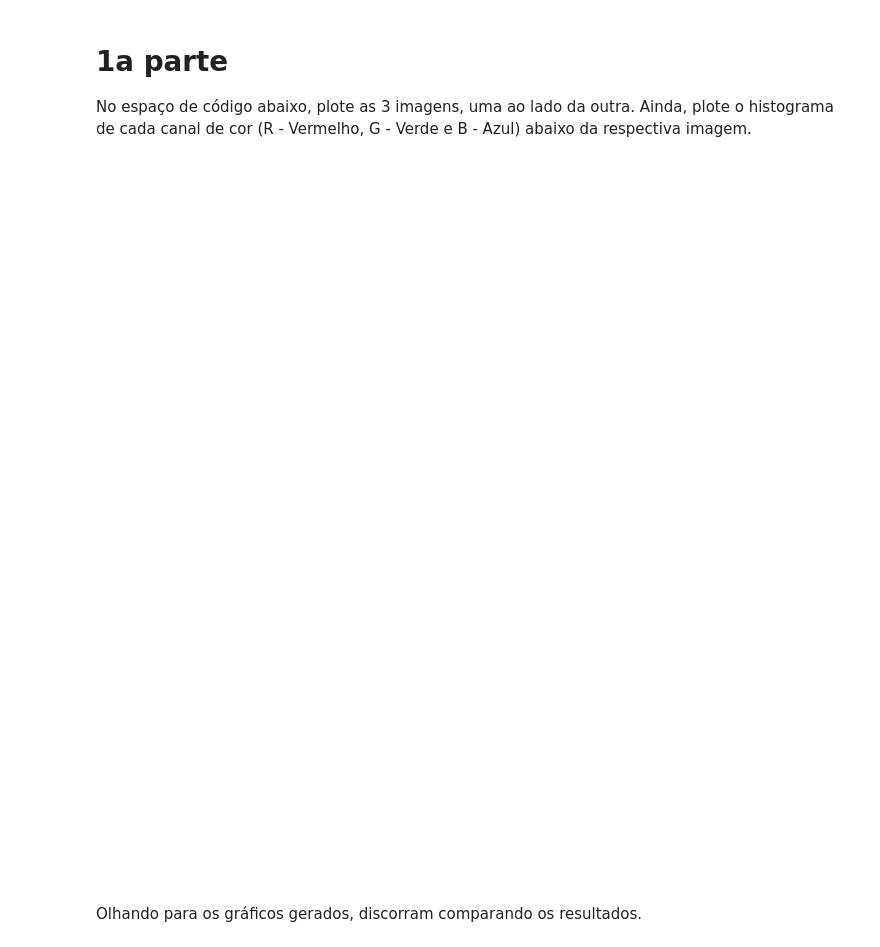
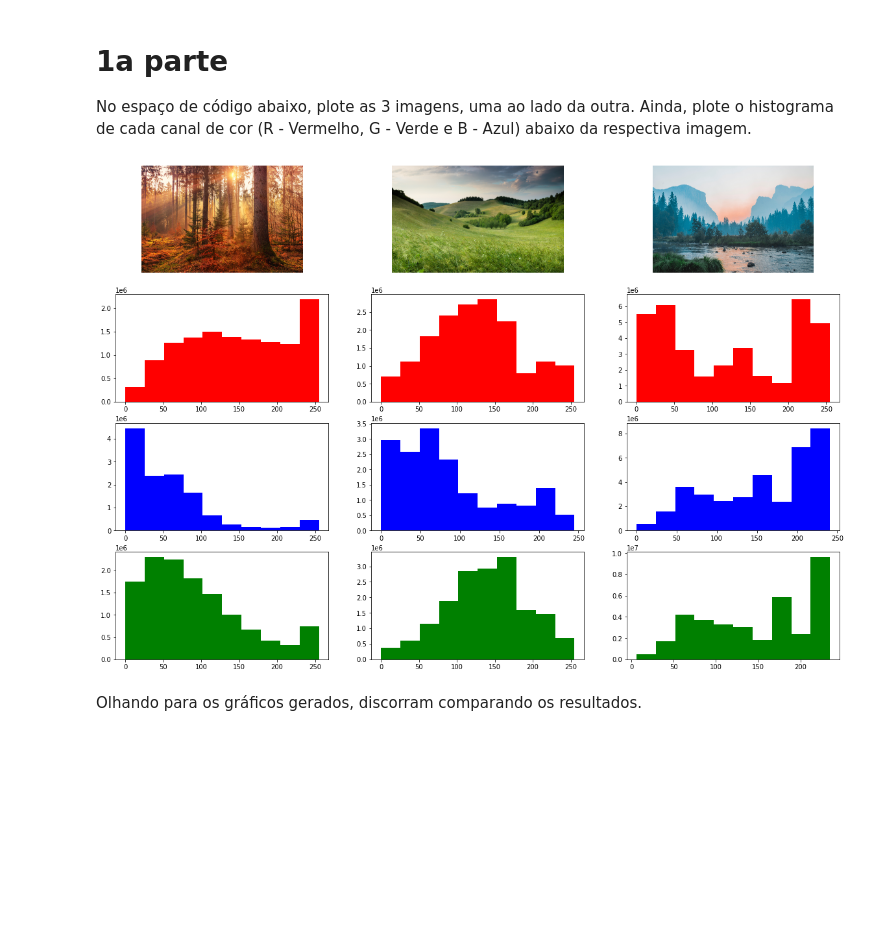
Before and after one commit to rafaelsequiguti/labs, a Jupyter notebook: code_02.ipynb, the cells around one changed output. Drawn from its saved outputs; the diff is of its cells as text; code cells hidden in the pictures; blank space fills up the shorter version.

```diff
--- a/code_02.ipynb
+++ b/code_02.ipynb
@@ -53,23 +53,51 @@ img_tres_arr = array(imagem_tres)
 red3 = img_tres_arr[:,:,0]
 green3 = img_tres_arr[:,:,1]
 blue3 = img_tres_arr[:,:,2]
-# %%
-plt.figure(figsize=(20,4))
-plt.subplot(131)
-plt.axis('off')
-plt.show(imagem_um)
-
-plt.subplot(132)
-plt.axis('off')
-plt.show(imagem_dois)
-
-plt.subplot(133)
-plt.axis('off')
-plt.show(imagem_tres)
-# %% [output]
-[figure, removed]
-[figure, removed]
-[figure, removed]
+# %%
+plt.figure(figsize=(20,14))
+
+plt.subplot(4,3,1)
+plt.axis('off')
+plt.imshow(imagem_um)
+
+plt.subplot(4,3,2)
+plt.axis('off')
+plt.imshow(imagem_dois)
+
+plt.subplot(4,3,3)
+plt.axis('off')
+plt.imshow(imagem_tres)
+
+plt.subplot(4,3,4)
+plt.hist(red.ravel(), color='red')
+
+plt.subplot(4,3,5)
+plt.hist(red2.ravel(), color='red')
+
+plt.subplot(4,3,6)
+plt.hist(red3.ravel(), color='red')
+
+plt.subplot(4,3,7)
+plt.hist(blue.ravel(), color='blue')
+
+plt.subplot(4,3,8)
+plt.hist(blue2.ravel(), color='blue')
+
+plt.subplot(4,3,9)
+plt.hist(blue3.ravel(), color='blue')
+
+plt.subplot(4,3,10)
+plt.hist(green.ravel(), color='green')
+
+plt.subplot(4,3,11)
+plt.hist(green2.ravel(), color='green')
+
+plt.subplot(4,3,12)
+plt.hist(green3.ravel(), color='green')
+
+plt.show()
+# %% [output]
+[figure, added]
 # %% [markdown]
 Olhando para os gráficos gerados, discorram comparando os resultados.
 # %% [markdown]
```
Also changed, not shown: parts of 3 cells of this notebook.
